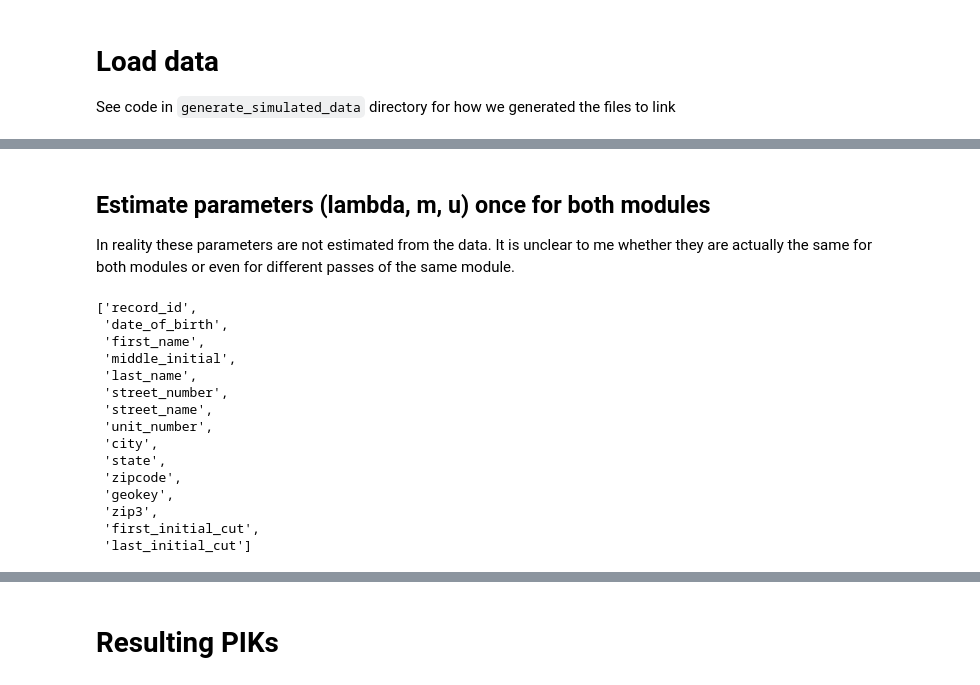
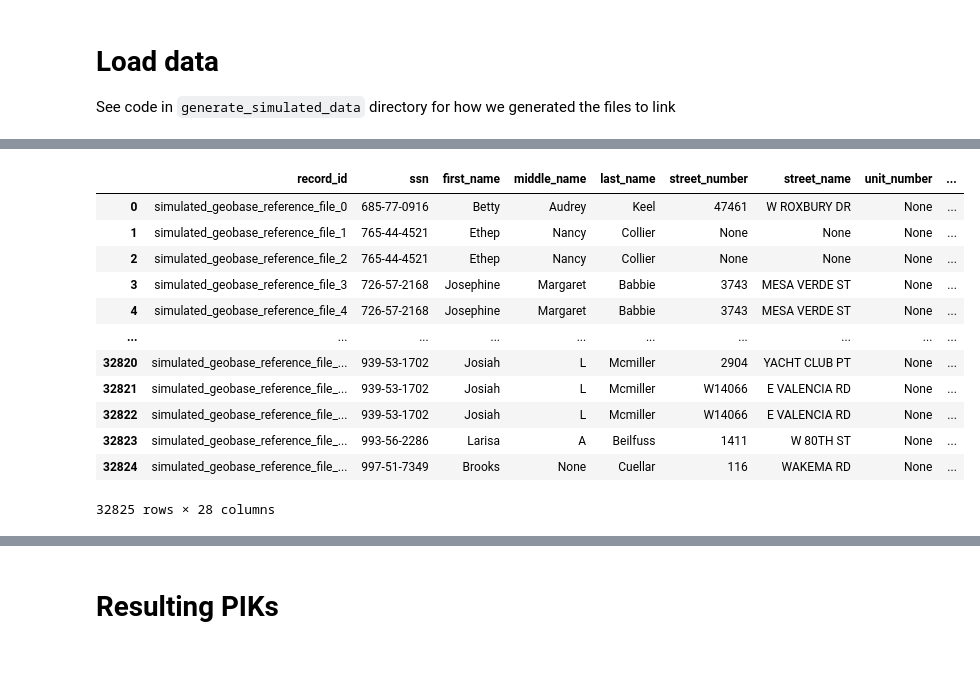
Before and after one commit to ihmeuw/person_linkage_case_study, a Jupyter notebook: linkage/pvs_like_case_study/pvs_like_case_study_sample_data_r.ipynb, the cells around one changed output, grey strips where cells are left out. Cells and saved outputs as stored; diff of their text form; code cells hidden in the pictures.

```diff
--- a/linkage/pvs_like_case_study/pvs_like_case_study_sample_data_r.ipynb
+++ b/linkage/pvs_like_case_study/pvs_like_case_study_sample_data_r.ipynb
@@ -21,3 +309,3 @@ census_2030 = census_2030.fillna(np.nan).replace('', np.nan)
 # %%
 # We want to compare mailing address with physical address
-reference_file = reference_file.rename(columns=lambda c: c.replace('mailing_address_', ''))
+geobase_reference_file = geobase_reference_file.rename(columns=lambda c: c.replace('mailing_address_', ''))
@@ -77,24 +438,16 @@ census_2030
-# %% [markdown]
-## Estimate parameters (lambda, m, u) once for both modules
-
-In reality these parameters are not estimated from the data.
-It is unclear to me whether they are actually the same for both modules or even for different passes of the same module.
-# %%
-common_cols = [c for c in reference_file.columns if c in census_2030.columns]
-common_cols
-# %% [output]
-['record_id',
- 'date_of_birth',
- 'first_name',
- 'middle_initial',
- 'last_name',
- 'street_number',
- 'street_name',
- 'unit_number',
- 'city',
- 'state',
- 'zipcode',
- 'geokey',
- 'zip3',
- 'first_initial_cut',
- 'last_initial_cut']
+# %%
+geobase_reference_file
+# %% [output]
+|  | record_id | ssn | first_name | middle_name | last_name | street_number | street_name | unit_number | ... |
+| 0 | simulated_geobase_reference_file_0 | 685-77-0916 | Betty | Audrey | Keel | 47461 | W ROXBURY DR | None | ... |
+| 1 | simulated_geobase_reference_file_1 | 765-44-4521 | Ethep | Nancy | Collier | None | None | None | ... |
+| 2 | simulated_geobase_reference_file_2 | 765-44-4521 | Ethep | Nancy | Collier | None | None | None | ... |
+| 3 | simulated_geobase_reference_file_3 | 726-57-2168 | Josephine | Margaret | Babbie | 3743 | MESA VERDE ST | None | ... |
+| 4 | simulated_geobase_reference_file_4 | 726-57-2168 | Josephine | Margaret | Babbie | 3743 | MESA VERDE ST | None | ... |
+| ... | ... | ... | ... | ... | ... | ... | ... | ... | ... |
+| 32820 | simulated_geobase_reference_file_... | 939-53-1702 | Josiah | L | Mcmiller | 2904 | YACHT CLUB PT | None | ... |
+| 32821 | simulated_geobase_reference_file_... | 939-53-1702 | Josiah | L | Mcmiller | W14066 | E VALENCIA RD | None | ... |
+| 32822 | simulated_geobase_reference_file_... | 939-53-1702 | Josiah | L | Mcmiller | W14066 | E VALENCIA RD | None | ... |
+| 32823 | simulated_geobase_reference_file_... | 993-56-2286 | Larisa | A | Beilfuss | 1411 | W 80TH ST | None | ... |
+| 32824 | simulated_geobase_reference_file_... | 997-51-7349 | Brooks | None | Cuellar | 116 | WAKEMA RD | None | ... |
+32825 rows × 28 columns
```
Also changed, not shown: parts of 79 cells of this notebook, 27 other files.
